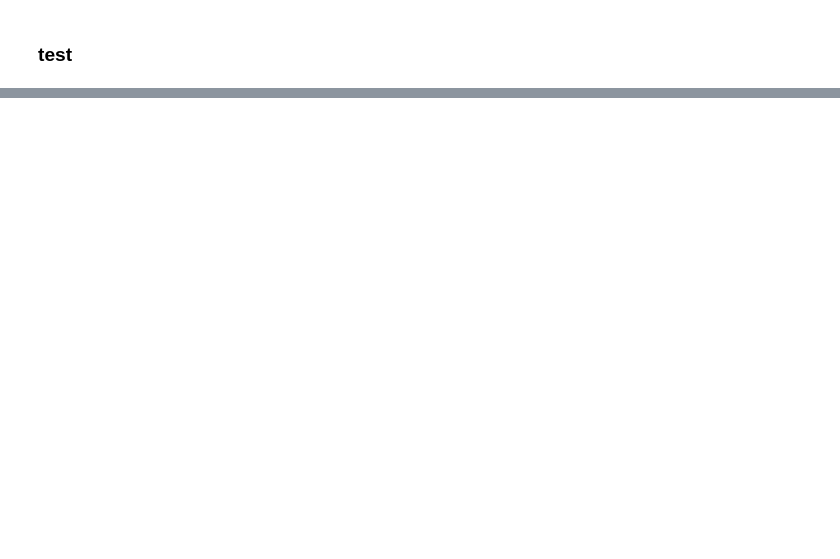
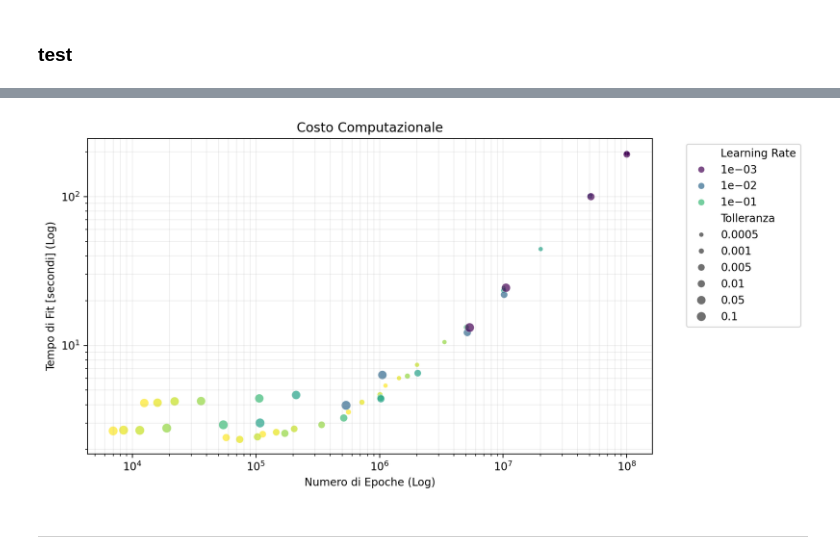
Before and after one commit to zosojack/ml-applications, a Jupyter notebook: 2-second-project/prove/neural-network-process.ipynb, the cells around one changed output, grey strips where cells are left out. Saved outputs shown, nothing was run; the diff lists cells and outputs as text; code cells hidden in the pictures; blank space fills up the shorter version.

```diff
--- a/2-second-project/prove/neural-network-process.ipynb
+++ b/2-second-project/prove/neural-network-process.ipynb
@@ -119,0 +205,33 @@ array([0., 0., 0., 0., 0., 0., 1., 1., 1., 1., 1., 0.])
+# %%
+from matplotlib.colors import LogNorm
+
+plt.figure(figsize=(10, 5), dpi=200)
+
+# Usiamo uno scatter plot per vedere la correlazione
+sns.scatterplot(
+    data=df,
+    x='Epoche',
+    y='fit_time',
+    hue='Learning Rate',      # Colora i punti in base al LR
+    hue_norm=LogNorm(),
+    size='Tolleranza',        # Dimensione in base alla tolleranza
+    size_norm=LogNorm(),
+    palette='viridis',
+    alpha=0.7
+)
+
+# SCALA LOGARITMICA:
+plt.xscale('log')
+plt.yscale('log')
+
+plt.grid(True, which="both", ls="-", alpha=0.2)
+plt.xlabel('Numero di Epoche (Log)')
+plt.ylabel('Tempo di Fit [secondi] (Log)')
+plt.title('Costo Computazionale')
+plt.legend(bbox_to_anchor=(1.05, 1), loc='upper left')
+plt.tight_layout()
+plt.show()
+# %% [output]
+[figure, added]
+# %% [markdown]
+---
```
Also changed, not shown: parts of 15 cells of this notebook, 27 other files.
